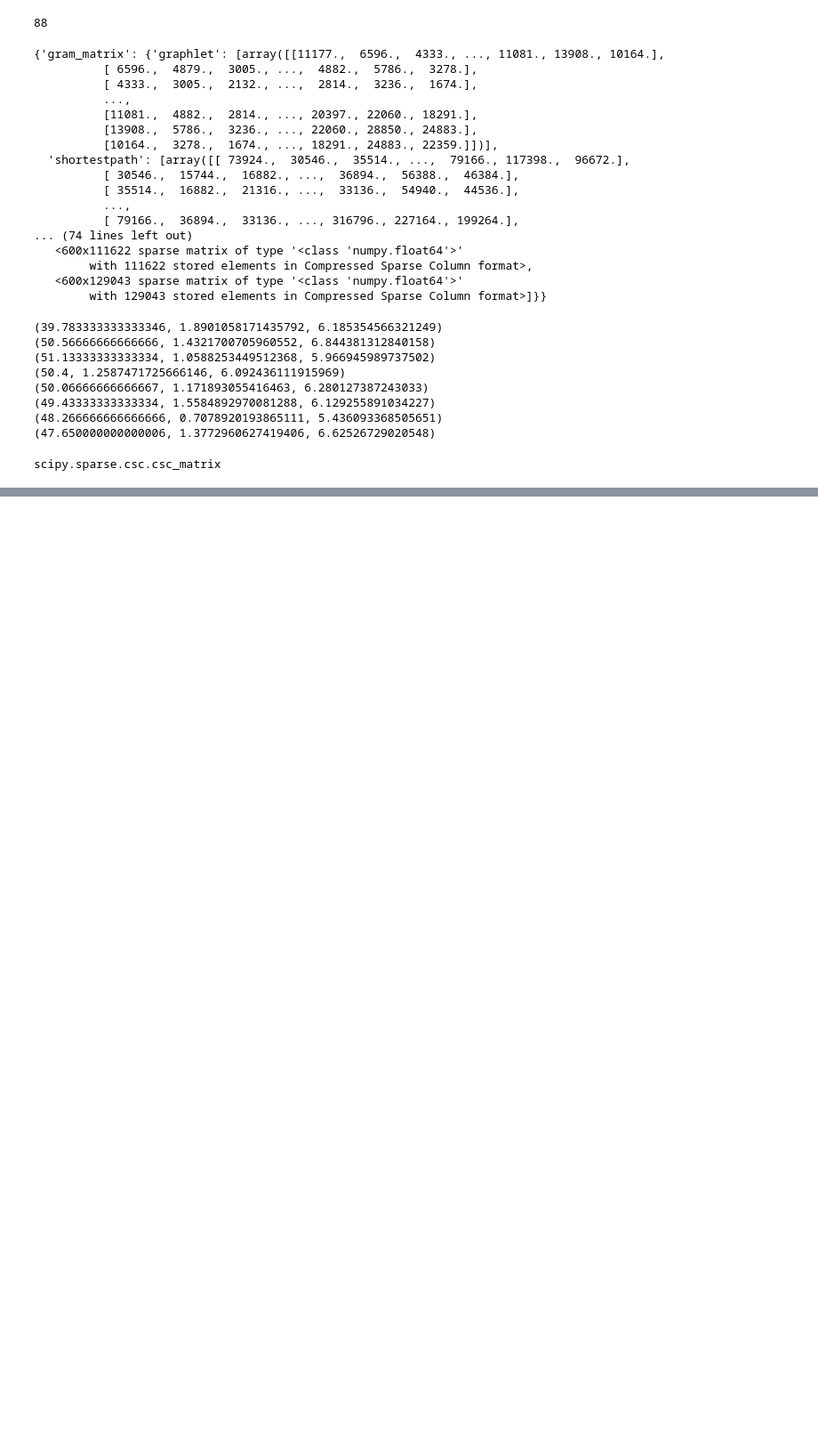
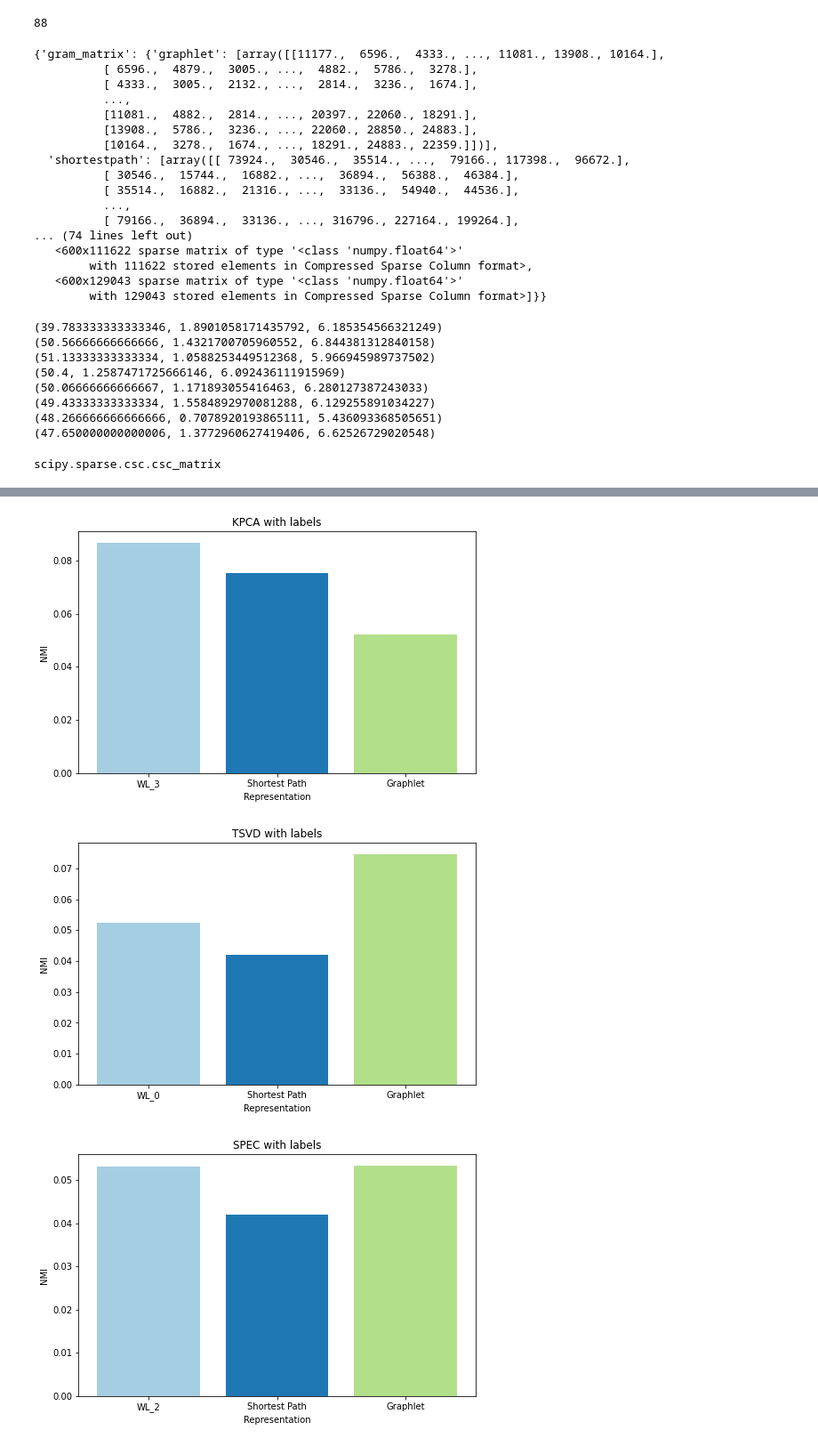
Before and after one commit to markkod/pc3-enzymes, a Jupyter notebook: exploratory_da_2.ipynb, the cells around one changed output, grey strips where cells are left out. Shown at 89% size. Cells and saved outputs as stored; diff of their text form; code cells hidden in the pictures; blank space fills up the shorter version.

```diff
--- a/exploratory_da_2.ipynb
+++ b/exploratory_da_2.ipynb
@@ -416,23 +394,0 @@ best_df_nmi
-# %%
-graphlet = {"KPCA": 0.05204015504518525,
-                    "TSVD": 0.0745890794815146,
-                    "SPEC": 0.05336100396006777}
-sp = {"KPCA": 0.07536826354684056,
-                  "TSVD": 0.0419298647655842,
-                  "SPEC": 0.0419298647655842}
-
-for algorithm, value in graphlet.items():
-  best_df_nmi = best_df_nmi.append({"Representation" : 'Graphlet',
-                                    "Labels" : True,
-                                    "Algorithm" : algorithm,
-                                    "Value" : value}, ignore_index=True)
-
-# for algorithm, value in sp.items():
-#   best_df_nmi = best_df_nmi.append({"Representation" : 'Shortest Path',
-#                                     "Labels" : True,
-#                                     "Algorithm" : algorithm,
-#                                     "Value" : value}, ignore_index=True)
-best_df_nmi
-# best_df_nmi = best_df_nmi.append({"KPCA": 0.07536826354684056,
-#                   "TSVD": 0.0419298647655842,
-#                   "SPEC": 0.0419298647655842}, ignore_index=True)
@@ -564,0 +395,24 @@ ModuleNotFoundError: ignored
+# %%
+rc = pd.read_csv('representation_comparison.csv')
+rc_node_labels = rc[rc.Labels == True]
+rc_without_labels = rc[rc.Labels == False]
+# %%
+rc.Algorithm.unique()
+for algorithm in rc.Algorithm.unique():
+  with_labels = True
+  with_labels_title = 'with' if with_labels else 'without'
+  df = rc[(rc.Algorithm==algorithm) & (rc.Labels==with_labels)]
+  # print(df)
+  # print(df[['NMI', 'Representation']])
+  fig, ax = plt.subplots(figsize=(8,5))
+  ax.set_ylabel("NMI")
+  ax.set_xlabel("Representation")
+
+  ax.set_title(f'{algorithm} {with_labels_title} labels')
+  plt.bar(df['Representation'], df["NMI"], color=plt.cm.Paired(np.arange(len(df))))
+
+  plt.show()
+# %% [output]
+[figure, added]
+[figure, added]
+[figure, added]
```
Also changed, not shown: parts of 5 cells of this notebook.
